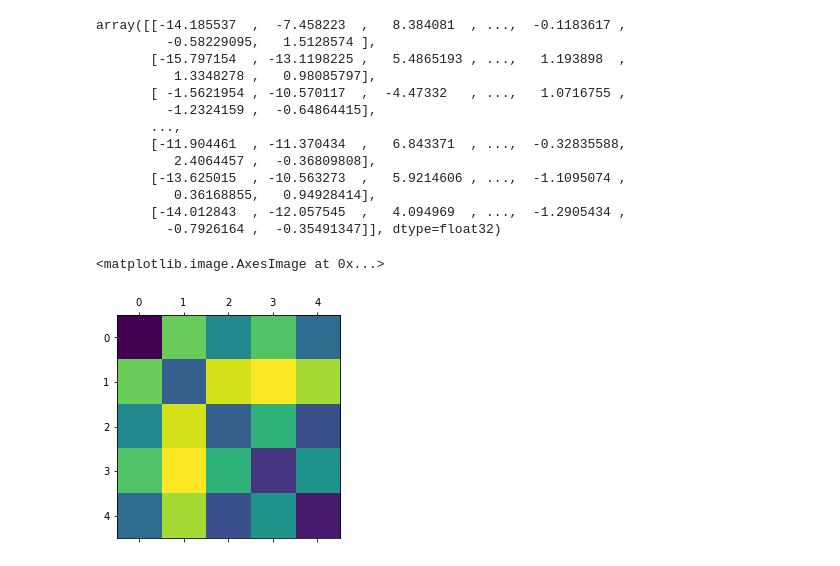
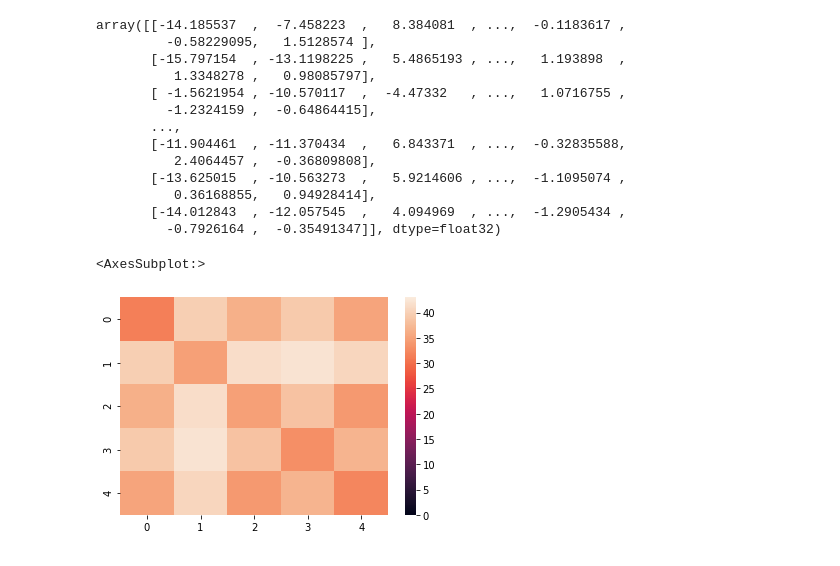
Before and after one commit to lewinsohndp/scSHARP, a Jupyter notebook: cluster_similarities.ipynb, the cells around one changed output. Cells and saved outputs as stored; diff of their text form; code cells hidden in the pictures.

```diff
--- a/cluster_similarities.ipynb
+++ b/cluster_similarities.ipynb
@@ -221,12 +236,13 @@ array([[-14.185537  ,  -7.458223  ,   8.384081  , ...,  -0.1183617 ,
 # %%
 #pbmc grid
 mat = [[31.45326258, 39.66530823, 36.41303546, 39.16775237, 35.15459829],
  [39.66530823, 34.6659908,  41.36156587, 42.04896043, 40.639878],
  [36.41303546, 41.36156587, 34.67618332, 38.36158832, 34.04338626],
  [39.16775237, 42.04896043, 38.36158832, 33.07130903, 36.92302339],
  [35.15459829, 40.639878,   34.04338626, 36.92302339, 32.22839927]]
 
-plt.matshow(mat)
+#plt.matshow(mat)
+sns.heatmap(mat, vmin=0, vmax=43)
 # %% [output]
-<matplotlib.image.AxesImage at 0x...>
+<AxesSubplot:>
-[figure, old version]
+[figure, new version]
```
Also changed, not shown: parts of 4 cells of this notebook, 5 other files.
